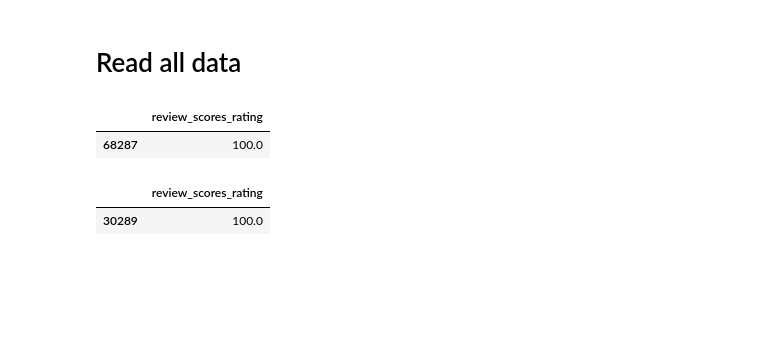
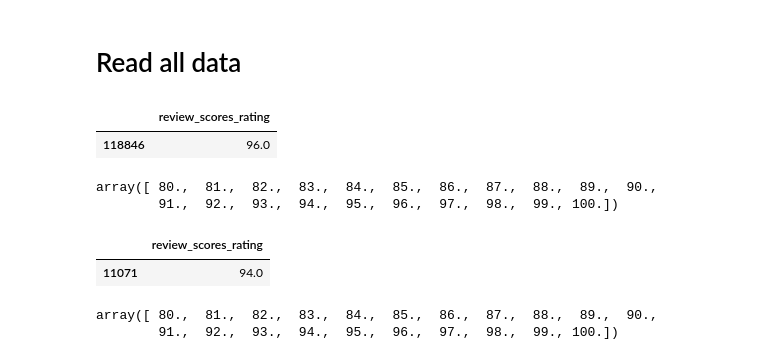
Before and after one commit to jhabib/w210, a Jupyter notebook: run_model_on_clean_data.ipynb, the cells around one changed output. Cells and saved outputs as stored; diff of their text form; code cells hidden in the pictures; blank space fills up the shorter version.

```diff
--- a/run_model_on_clean_data.ipynb
+++ b/run_model_on_clean_data.ipynb
@@ -28,19 +28,29 @@ def create_combined_df(input_dict):
 # %% [markdown]
 # Read all data
 # %%
-y_train = pd.read_csv('./data/numeric_train_indeps.csv', encoding='utf8')
+y_train = pd.read_csv('./data/fin_train_indeps.csv', encoding='utf8')
 y_train = y_train.drop(['Unnamed: 0'], axis=1)
 y_train.sample()
 # %% [output]
 |  | review_scores_rating |
-| 68287 | 100.0 |
+| 118846 | 96.0 |
+# %%
+np.unique(y_train)
+# %% [output]
+array([ 80.,  81.,  82.,  83.,  84.,  85.,  86.,  87.,  88.,  89.,  90.,
+        91.,  92.,  93.,  94.,  95.,  96.,  97.,  98.,  99., 100.])
 # %%
-y_test = pd.read_csv('./data/numeric_train_indeps.csv', encoding='utf8')
+y_test = pd.read_csv('./data/fin_train_indeps.csv', encoding='utf8')
 y_test = y_test.drop(['Unnamed: 0'], axis=1)
 y_test.sample()
 # %% [output]
 |  | review_scores_rating |
-| 30289 | 100.0 |
+| 11071 | 94.0 |
+# %%
+np.unique(y_test)
+# %% [output]
+array([ 80.,  81.,  82.,  83.,  84.,  85.,  86.,  87.,  88.,  89.,  90.,
+        91.,  92.,  93.,  94.,  95.,  96.,  97.,  98.,  99., 100.])
 # %%
 num_train = pd.read_csv('./data/fin_num_train_deps.csv')
 num_train = num_train.drop(['Unnamed: 0'], axis=1)
```
Also changed, not shown: parts of 11 cells of this notebook, 1 other file.
